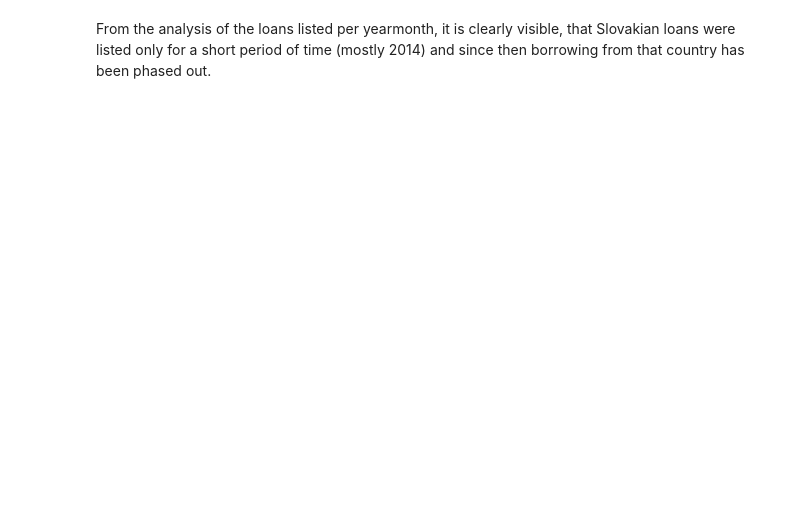
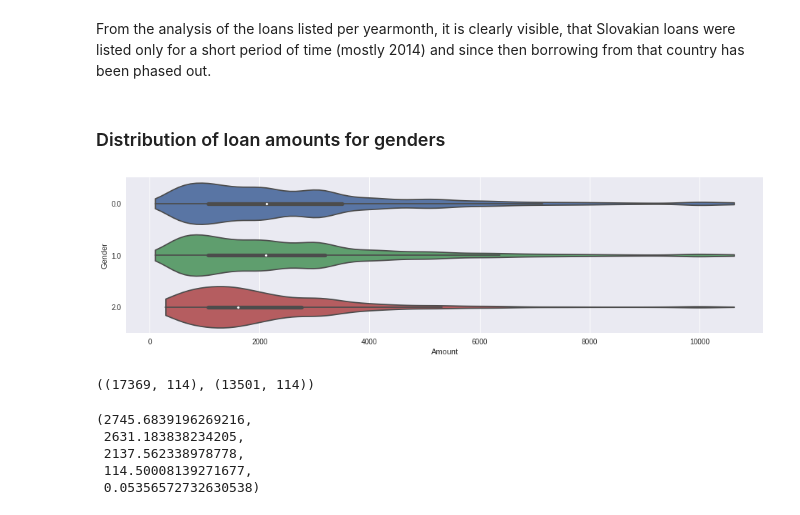
Before and after one commit to zczapran/datascienceintensive, a Jupyter notebook: capstone/Data Story.ipynb, the cells around one changed output. Saved outputs shown, nothing was run; the diff lists cells and outputs as text; code cells hidden in the pictures; blank space fills up the shorter version.

```diff
--- a/capstone/Data Story.ipynb
+++ b/capstone/Data Story.ipynb
@@ -130,2 +136,29 @@ plot = loandata.groupby(['yearmonth', 'Country']).size().unstack(1).sort_index(a
 # %% [markdown]
 From the analysis of the loans listed per yearmonth, it is clearly visible, that Slovakian loans were listed only for a short period of time (mostly 2014) and since then borrowing from that country has been phased out.
+# %% [markdown]
+### Distribution of loan amounts for genders
+# %%
+plot = sns.violinplot(cut=0, scale="width", x="Amount", y="Gender", orient='h', data=recentld)
+# %% [output]
+[figure, added]
+# %%
+df = recentld
+m = df[df['Gender'] == 0.0]
+f = df[df['Gender'] == 1.0]
+(m.shape, f.shape)
+# %% [output]
+((17369, 114), (13501, 114))
+# %%
+v = 'Amount'
+
+m_mean = m[v].dropna().mean()
+f_mean = f[v].dropna().mean()
+std = df[v].dropna().std()
+z = (m_mean - f_mean) / std
+(m_mean, f_mean, std, m_mean - f_mean, z)
+# %% [output]
+(2745.6839196269216,
+ 2631.183838234205,
+ 2137.562338978778,
+ 114.50008139271677,
+ 0.05356572732630538)
```
Also changed, not shown: parts of 21 cells of this notebook, 8 other files.
